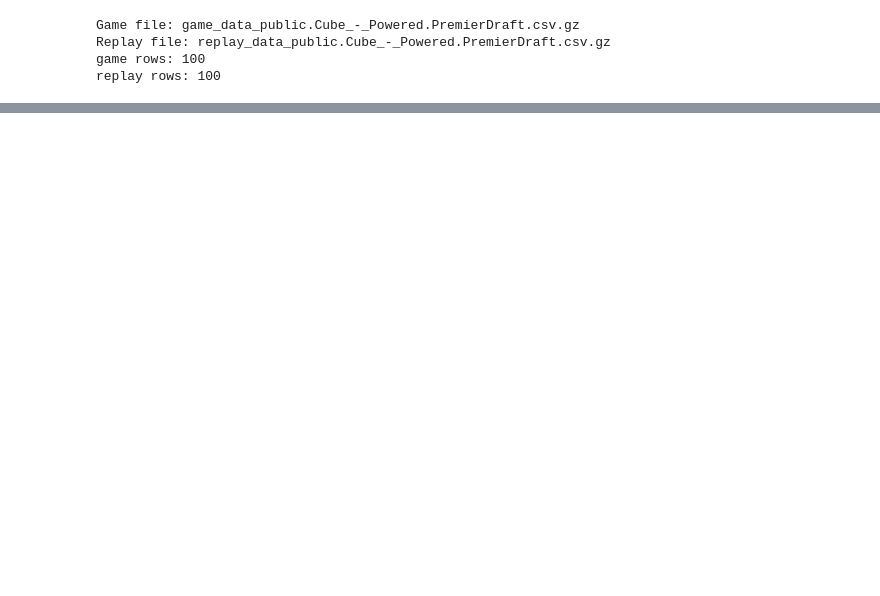
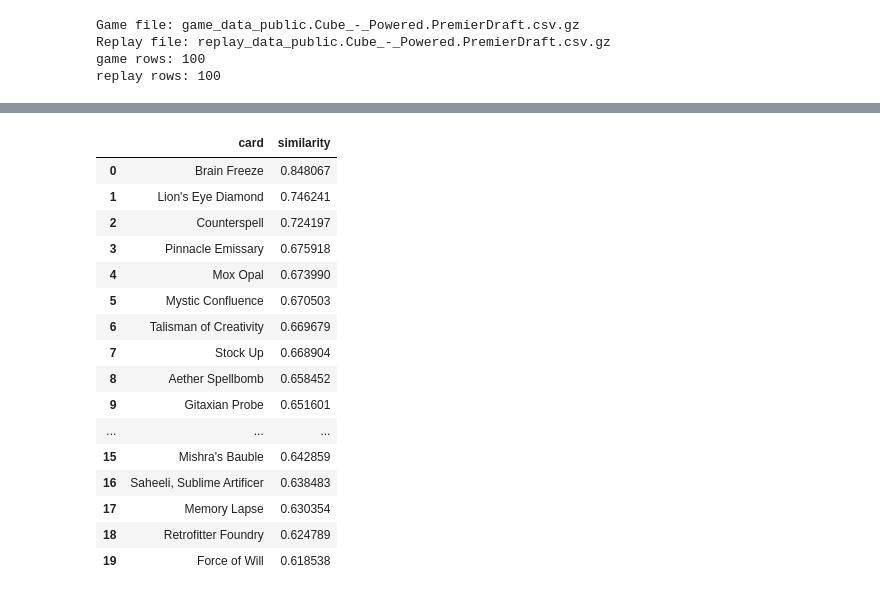
Before and after one commit to alistairbegg/mtg_card_embeddings, a Jupyter notebook: notebooks/test.ipynb, the cells around one changed output, grey strips where cells are left out. Cells and saved outputs as stored; diff of their text form; code cells hidden in the pictures; blank space fills up the shorter version.

```diff
--- a/notebooks/test.ipynb
+++ b/notebooks/test.ipynb
@@ -59,0 +747,55 @@ replay rows: 100
+# %%
+def similar_by_residual_embedding(card_name, topn=20):
+    card_id = name_to_id[card_name]
+    idx = card_to_idx[card_id]
+
+    similarities = (
+        residual_embeddings
+        @ residual_embeddings[idx]
+    )
+
+    order = np.argsort(-similarities)
+
+    rows = []
+
+    for other_idx in order:
+        other_id = idx_to_card[other_idx]
+
+        if other_id == card_id:
+            continue
+
+        rows.append({
+            "card": card_names[other_id],
+            "similarity": float(
+                similarities[other_idx]
+            ),
+        })
+
+        if len(rows) == topn:
+            break
+
+    return pd.DataFrame(rows)
+
+
+similar_by_residual_embedding(
+    "Underworld Breach",
+    20,
+)
+# %% [output]
+|  | card | similarity |
+| 0 | Brain Freeze | 0.848067 |
+| 1 | Lion's Eye Diamond | 0.746241 |
+| 2 | Counterspell | 0.724197 |
+| 3 | Pinnacle Emissary | 0.675918 |
+| 4 | Mox Opal | 0.673990 |
+| 5 | Mystic Confluence | 0.670503 |
+| 6 | Talisman of Creativity | 0.669679 |
+| 7 | Stock Up | 0.668904 |
+| 8 | Aether Spellbomb | 0.658452 |
+| 9 | Gitaxian Probe | 0.651601 |
+| ... | ... | ... |
+| 15 | Mishra's Bauble | 0.642859 |
+| 16 | Saheeli, Sublime Artificer | 0.638483 |
+| 17 | Memory Lapse | 0.630354 |
+| 18 | Retrofitter Foundry | 0.624789 |
+| 19 | Force of Will | 0.618538 |
```
Also changed, not shown: parts of 4 cells of this notebook, 4 other files.
